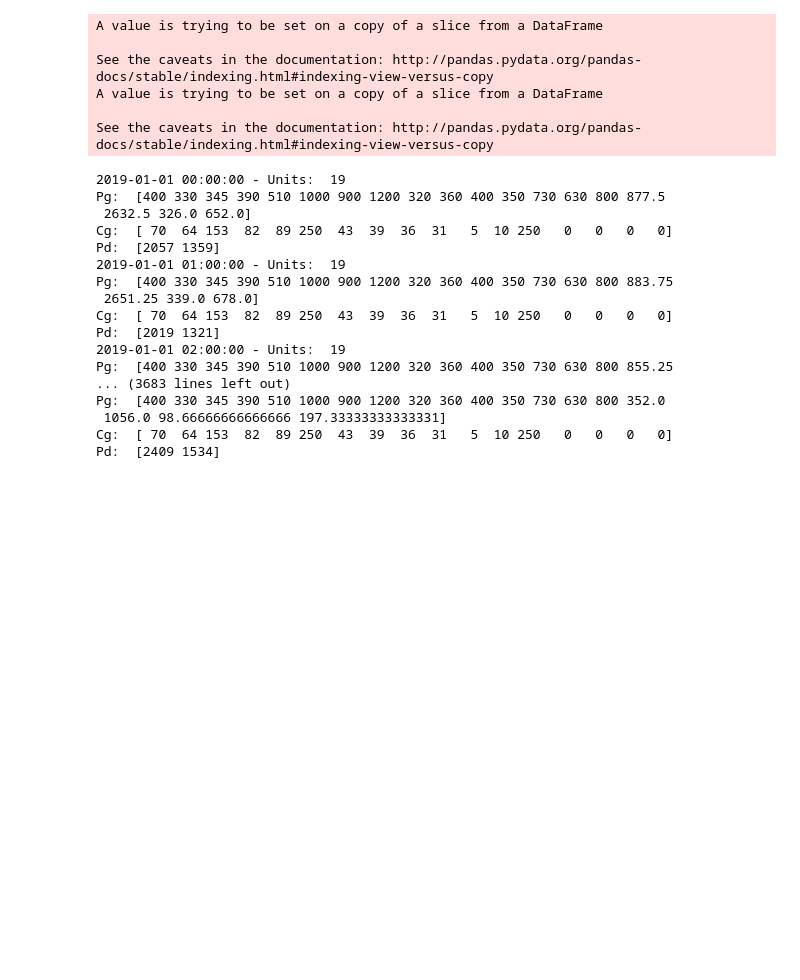
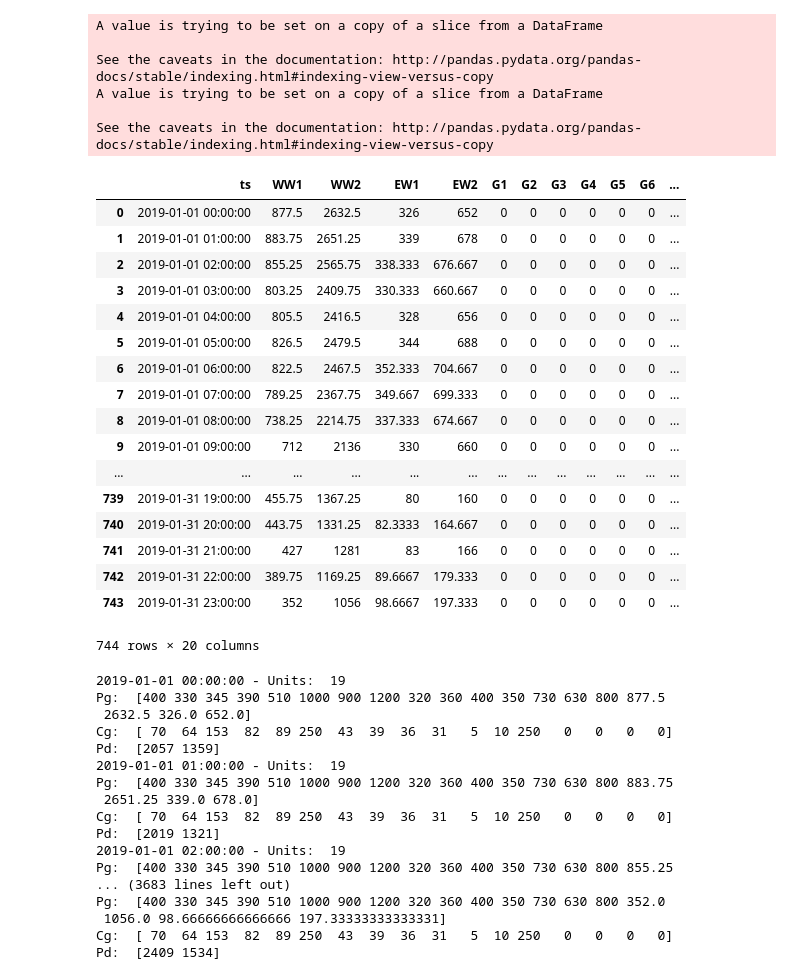
Before and after one commit to lucasblt/ren-elec-markets, a Jupyter notebook: assignment1/assignment1.ipynb, the cells around one changed output. Drawn from its saved outputs; the diff is of its cells as text; code cells hidden in the pictures; blank space fills up the shorter version.

```diff
--- a/assignment1/assignment1.ipynb
+++ b/assignment1/assignment1.ipynb
@@ -69,3 +64,29 @@ See the caveats in the documentation: http://pandas.pydata.org/pandas-docs/stabl
+# %%
+generation_df = windProg_df.drop(['Dates', 'Hours', 'DK1', 'DK2'], axis=1)
+
+for i in range(15):
+    generation_df['G{}'.format(i+1)] = 0
+# %%
+generation_df
+# %% [output]
+|  | ts | WW1 | WW2 | EW1 | EW2 | G1 | G2 | G3 | G4 | G5 | G6 | ... |
+| 0 | 2019-01-01 00:00:00 | 877.5 | 2632.5 | 326 | 652 | 0 | 0 | 0 | 0 | 0 | 0 | ... |
+| 1 | 2019-01-01 01:00:00 | 883.75 | 2651.25 | 339 | 678 | 0 | 0 | 0 | 0 | 0 | 0 | ... |
+| 2 | 2019-01-01 02:00:00 | 855.25 | 2565.75 | 338.333 | 676.667 | 0 | 0 | 0 | 0 | 0 | 0 | ... |
+| 3 | 2019-01-01 03:00:00 | 803.25 | 2409.75 | 330.333 | 660.667 | 0 | 0 | 0 | 0 | 0 | 0 | ... |
+| 4 | 2019-01-01 04:00:00 | 805.5 | 2416.5 | 328 | 656 | 0 | 0 | 0 | 0 | 0 | 0 | ... |
+| 5 | 2019-01-01 05:00:00 | 826.5 | 2479.5 | 344 | 688 | 0 | 0 | 0 | 0 | 0 | 0 | ... |
+| 6 | 2019-01-01 06:00:00 | 822.5 | 2467.5 | 352.333 | 704.667 | 0 | 0 | 0 | 0 | 0 | 0 | ... |
+| 7 | 2019-01-01 07:00:00 | 789.25 | 2367.75 | 349.667 | 699.333 | 0 | 0 | 0 | 0 | 0 | 0 | ... |
+| 8 | 2019-01-01 08:00:00 | 738.25 | 2214.75 | 337.333 | 674.667 | 0 | 0 | 0 | 0 | 0 | 0 | ... |
+| 9 | 2019-01-01 09:00:00 | 712 | 2136 | 330 | 660 | 0 | 0 | 0 | 0 | 0 | 0 | ... |
+| ... | ... | ... | ... | ... | ... | ... | ... | ... | ... | ... | ... | ... |
+| 739 | 2019-01-31 19:00:00 | 455.75 | 1367.25 | 80 | 160 | 0 | 0 | 0 | 0 | 0 | 0 | ... |
+| 740 | 2019-01-31 20:00:00 | 443.75 | 1331.25 | 82.3333 | 164.667 | 0 | 0 | 0 | 0 | 0 | 0 | ... |
+| 741 | 2019-01-31 21:00:00 | 427 | 1281 | 83 | 166 | 0 | 0 | 0 | 0 | 0 | 0 | ... |
+| 742 | 2019-01-31 22:00:00 | 389.75 | 1169.25 | 89.6667 | 179.333 | 0 | 0 | 0 | 0 | 0 | 0 | ... |
+| 743 | 2019-01-31 23:00:00 | 352 | 1056 | 98.6667 | 197.333 | 0 | 0 | 0 | 0 | 0 | 0 | ... |
+744 rows × 20 columns
 # %%
 for i in windProg_df.index:
 
```
Also changed, not shown: parts of 9 cells of this notebook, 11 other files.
